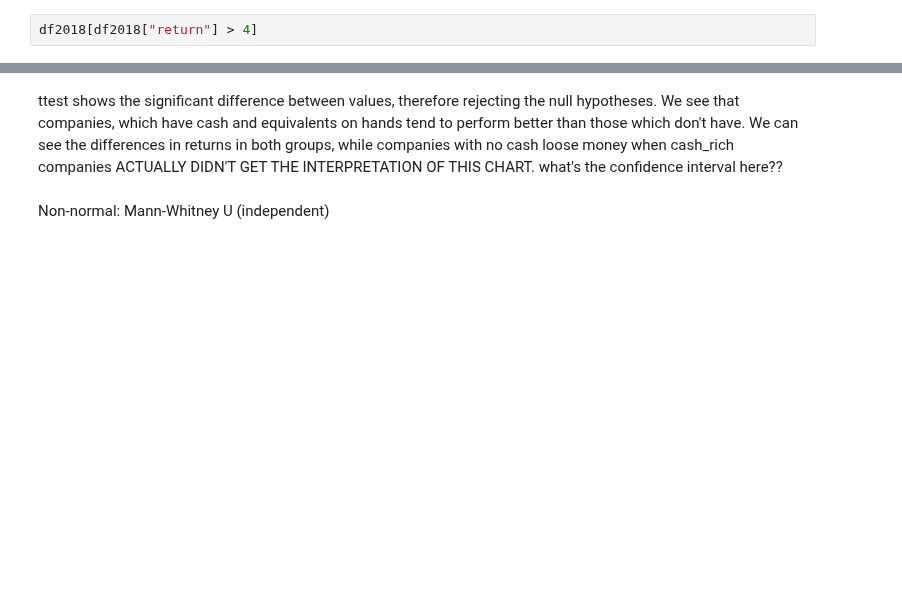
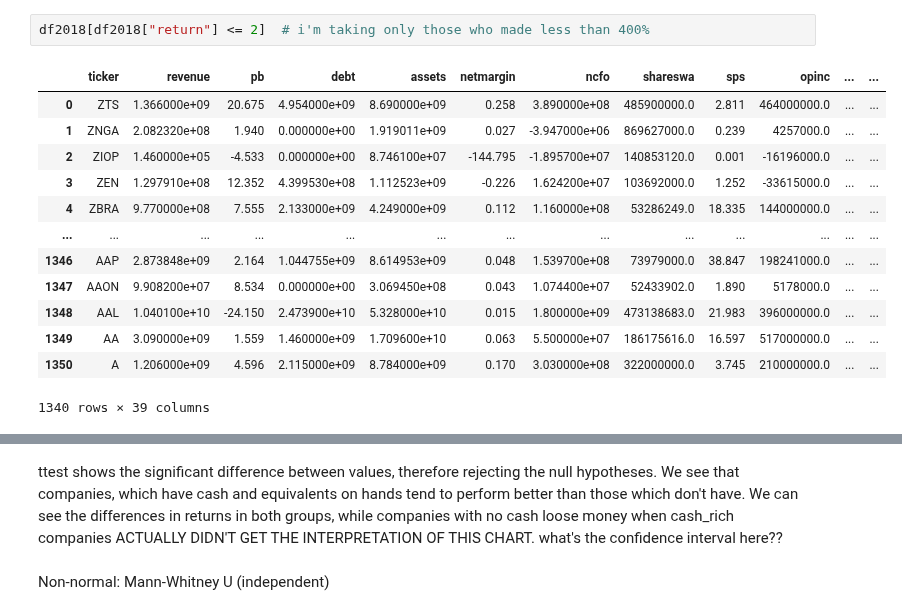
Before and after one commit to Gaukhar-ai/for_my_Thinkful_work, a Jupyter notebook: capstone/2018_2019_stock_market_return.ipynb, the cells around one changed output, grey strips where cells are left out. Cells and saved outputs as stored; diff of their text form; blank space fills up the shorter version.

```diff
--- a/capstone/2018_2019_stock_market_return.ipynb
+++ b/capstone/2018_2019_stock_market_return.ipynb
@@ -233,2 +259,16 @@ print(stats.describe(df2018["cashneq"]))
-# %%
-df2018[df2018["return"] > 4]
+# %%
+df2018[df2018["return"] <= 2]  # i'm taking only those who made less than 400%
+# %% [output]
+|  | ticker | revenue | pb | debt | assets | netmargin | ncfo | shareswa | sps | opinc | ... | ... |
+| 0 | ZTS | 1.366000e+09 | 20.675 | 4.954000e+09 | 8.690000e+09 | 0.258 | 3.890000e+08 | 485900000.0 | 2.811 | 464000000.0 | ... | ... |
+| 1 | ZNGA | 2.082320e+08 | 1.940 | 0.000000e+00 | 1.919011e+09 | 0.027 | -3.947000e+06 | 869627000.0 | 0.239 | 4257000.0 | ... | ... |
+| 2 | ZIOP | 1.460000e+05 | -4.533 | 0.000000e+00 | 8.746100e+07 | -144.795 | -1.895700e+07 | 140853120.0 | 0.001 | -16196000.0 | ... | ... |
+| 3 | ZEN | 1.297910e+08 | 12.352 | 4.399530e+08 | 1.112523e+09 | -0.226 | 1.624200e+07 | 103692000.0 | 1.252 | -33615000.0 | ... | ... |
+| 4 | ZBRA | 9.770000e+08 | 7.555 | 2.133000e+09 | 4.249000e+09 | 0.112 | 1.160000e+08 | 53286249.0 | 18.335 | 144000000.0 | ... | ... |
+| ... | ... | ... | ... | ... | ... | ... | ... | ... | ... | ... | ... | ... |
+| 1346 | AAP | 2.873848e+09 | 2.164 | 1.044755e+09 | 8.614953e+09 | 0.048 | 1.539700e+08 | 73979000.0 | 38.847 | 198241000.0 | ... | ... |
+| 1347 | AAON | 9.908200e+07 | 8.534 | 0.000000e+00 | 3.069450e+08 | 0.043 | 1.074400e+07 | 52433902.0 | 1.890 | 5178000.0 | ... | ... |
+| 1348 | AAL | 1.040100e+10 | -24.150 | 2.473900e+10 | 5.328000e+10 | 0.015 | 1.800000e+09 | 473138683.0 | 21.983 | 396000000.0 | ... | ... |
+| 1349 | AA | 3.090000e+09 | 1.559 | 1.460000e+09 | 1.709600e+10 | 0.063 | 5.500000e+07 | 186175616.0 | 16.597 | 517000000.0 | ... | ... |
+| 1350 | A | 1.206000e+09 | 4.596 | 2.115000e+09 | 8.784000e+09 | 0.170 | 3.030000e+08 | 322000000.0 | 3.745 | 210000000.0 | ... | ... |
+1340 rows × 39 columns
```
Also changed, not shown: parts of 35 cells of this notebook, 1 other file.
